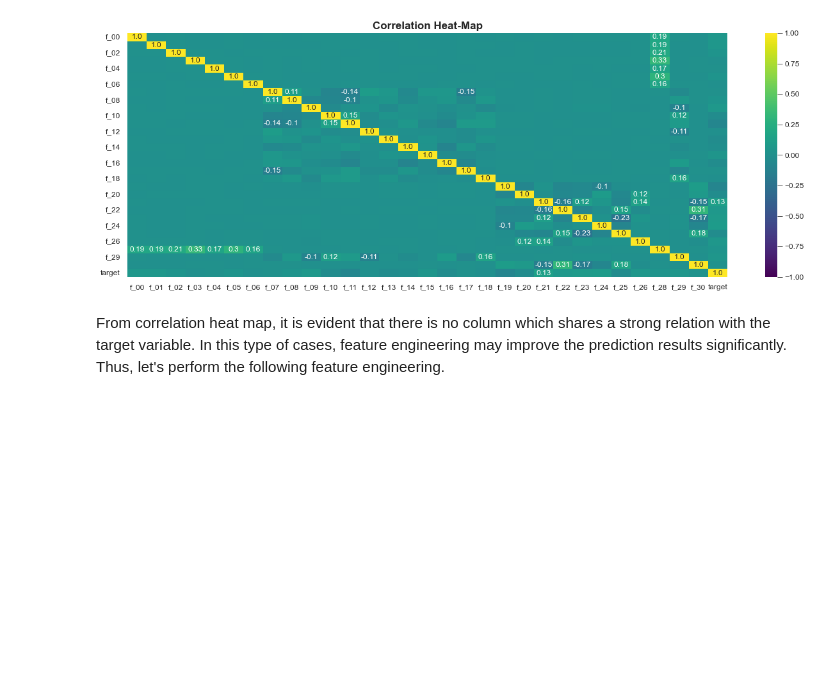
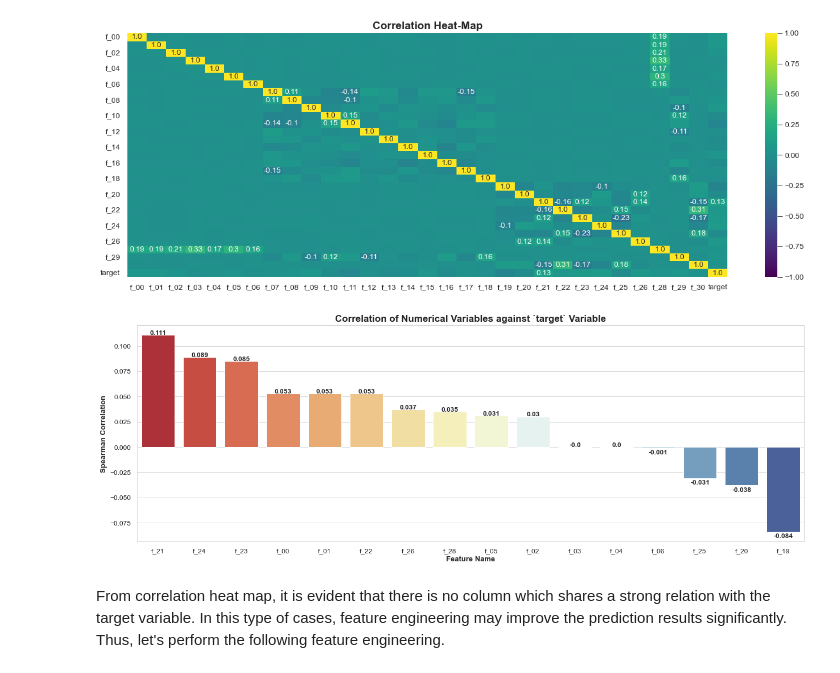
Before and after one commit to ZenithClown/self-development, a Jupyter notebook: notebooks/Tabular Playground Series [TPS] May, 2022.ipynb, the cells around one changed output. Drawn from its saved outputs; the diff is of its cells as text; code cells hidden in the pictures; blank space fills up the shorter version.

```diff
--- a/notebooks/Tabular Playground Series [TPS] May, 2022.ipynb
+++ b/notebooks/Tabular Playground Series [TPS] May, 2022.ipynb
@@ -170,6 +171,7 @@ def read_file(filepaths : str, **kwargs) -> pd.DataFrame:
     reduce_memory = kwargs.get("reduce_memory", True)
     one_hot_encode = kwargs.get("one_hot_encode", True)
     perform_encode = kwargs.get("perform_encode", True)
+    add_stats_feat = kwargs.get("add_stats_feat", False)
 
     if perform_encode:
         encoder = LabelEncoder()
@@ -196,6 +198,19 @@ def read_file(filepaths : str, **kwargs) -> pd.DataFrame:
         # check documentation for more information on the method
         data = reduce_mem_usage(data, subset = None, copy = False)
 
+    if add_stats_feat:
+        num_cols = [
+            'f_00', 'f_01', 'f_02', 'f_03', 'f_04', 'f_05', 'f_06', 'f_19',
+            'f_20', 'f_21', 'f_22', 'f_23', 'f_24', 'f_25', 'f_26', 'f_28'
+        ]
+        data["f_min"] = data[num_cols].min(axis = 1)
+        data["f_max"] = data[num_cols].max(axis = 1)
+        data["f_sum"] = data[num_cols].sum(axis = 1)
+        data["f_std"] = data[num_cols].std(axis = 1)
+        data["f_mad"] = data[num_cols].mad(axis = 1)
+        data["f_mean"] = data[num_cols].mean(axis = 1)
+        data["f_kurt"] = data[num_cols].kurt(axis = 1)
+
     # now seperate the training and testing dataset
     # and return a deep copy version of the data frame
     trn_trf = data[data["isTrain"]]
@@ -215,4 +230,4 @@ A typical machine learning project revolves around six important stages (as avai
 
 ![ML Life Cycle](https://docs.aws.amazon.com/wellarchitected/latest/machine-learning-lens/images/ml-lifecycle.png)
 # %%
-trn_data, tst_data = read_file(filepaths = [join(DATA, "train.csv"), join(DATA, "test.csv")], drop_feature = True, reduce_memory = False)
+trn_data, tst_data = read_file(filepaths = [join(DATA, "train.csv"), join(DATA, "test.csv")], drop_feature = True, reduce_memory = False, add_stats_feat = True)
@@ -281,6 +311,29 @@ plt.title("Correlation Heat-Map")
 plt.show()
 # %% [output]
 [figure]
+# %%
+# no value has much correlation
+# let's check the individual values against target
+corr = trn_data[num_cols + ["target"]].corr(method = "spearman").round(3)
+
+# get correlation of all features against target variable
+corr = corr.iloc[:-1, -1].sort_values(ascending = False).reset_index()
+
+axs = sns.barplot(x = "index", y = "target", data = corr, palette = sns.color_palette("RdYlBu", len(num_cols)).as_hex())
+
+# show corr value on graph
+corr_ = corr["target"].values
+for tick in range(len(axs.get_xticklabels())):
+    y_pos = corr_[tick] + 5e-4 if corr_[tick] >= 0 else corr_[tick] - 6e-3
+    axs.text(tick, y_pos, str(corr_[tick]), ha = "center", weight = "bold")
+
+axs.set(xlabel = "Feature Name")
+axs.set(ylabel = "Spearman Correlation")
+
+plt.title("Correlation of Numerical Variables against `target` Variable")
+plt.show()
+# %% [output]
+[figure, added]
 # %% [markdown]
 From correlation heat map, it is evident that there is no column which shares a strong relation with the target variable. In this type of cases, feature engineering may improve the prediction results significantly. Thus, let's perform the following feature engineering.
 # %% [markdown]
```
Also changed, not shown: parts of 23 cells of this notebook.
